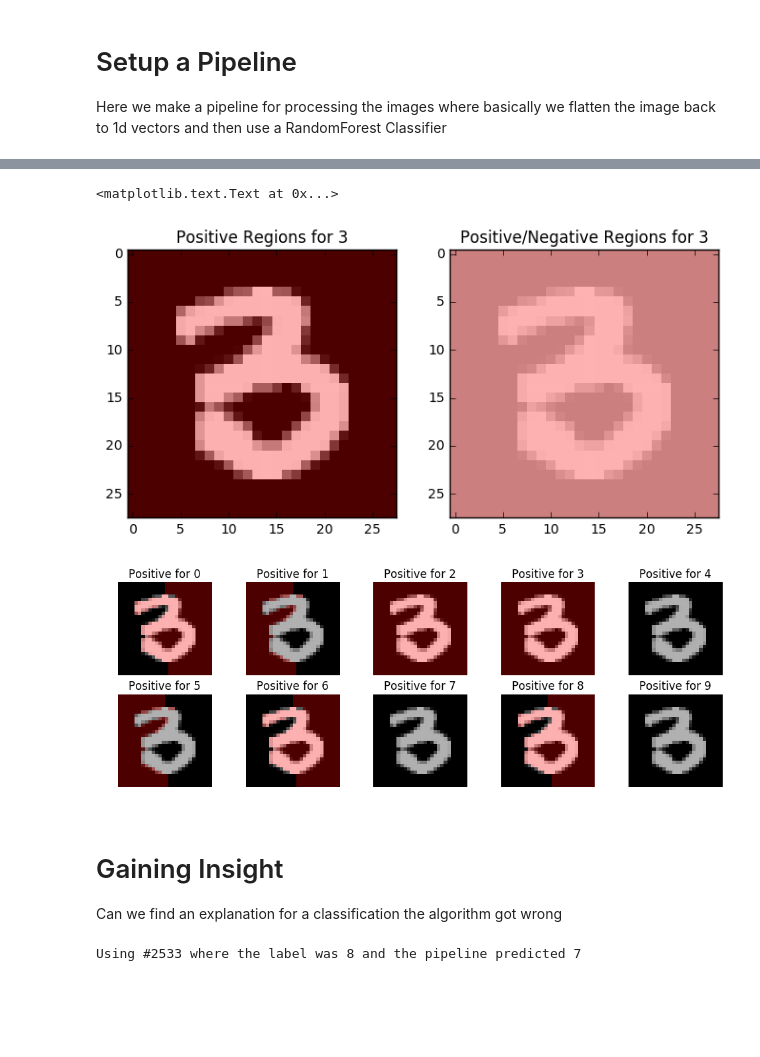
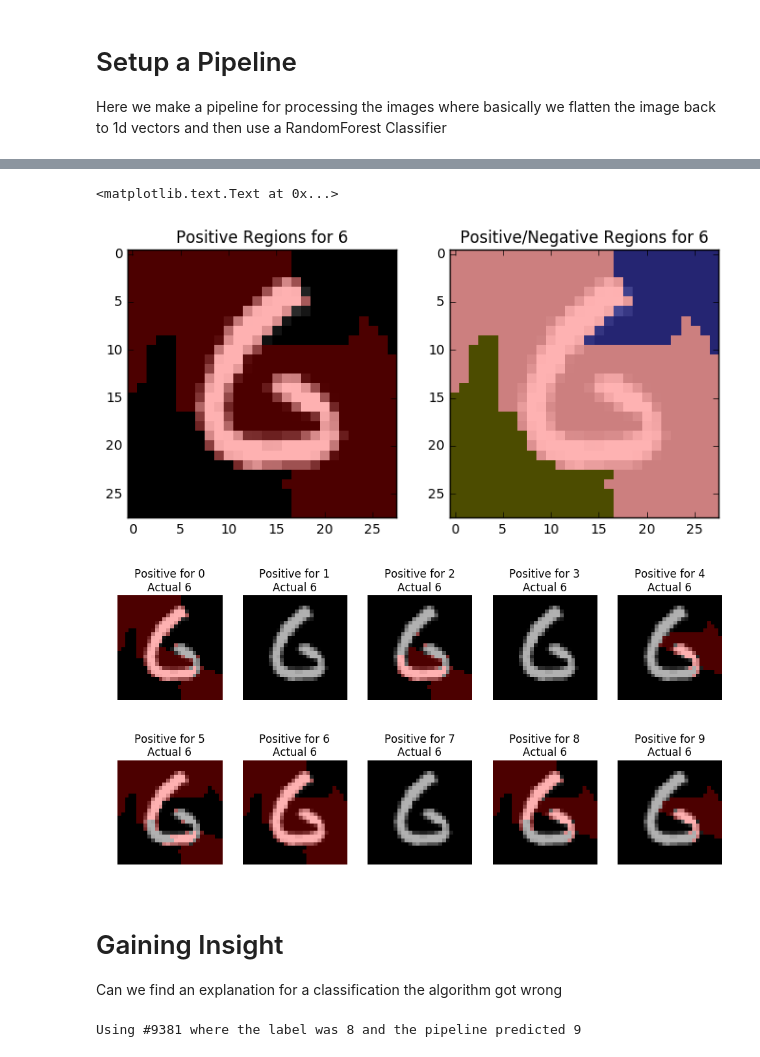
Before and after one commit to ziyefang/lime_1, a Jupyter notebook: doc/notebooks/Tutorial - MNIST and RF.ipynb, the cells around one changed output, grey strips where cells are left out. Drawn from its saved outputs; the diff is of its cells as text; code cells hidden in the pictures; blank space fills up the shorter version.

Commit message:
adding kernel_size parameter to the instance explanation, adding new notebooks showing classification accuracy

```diff
--- a/doc/notebooks/Tutorial - MNIST and RF.ipynb
+++ b/doc/notebooks/Tutorial - MNIST and RF.ipynb
@@ -25,6 +25,7 @@ Here we make a pipeline for processing the images where basically we flatten the
 # %%
 from sklearn.pipeline import Pipeline
 from sklearn.ensemble import RandomForestClassifier
+from sklearn.preprocessing import Normalizer
 
 class PipeStep(object):
     """
@@ -38,10 +39,14 @@ class PipeStep(object):
         return self._step_func(X)
 
 
+makegray_step = PipeStep(lambda img_list: [rgb2gray(img) for img in img_list])
 flatten_step = PipeStep(lambda img_list: [img.ravel() for img in img_list])
 
 simple_rf_pipeline = Pipeline([
+    ('Make Gray', makegray_step),
     ('Flatten Image', flatten_step),
+    #('Normalize', Normalizer()),
+    #('PCA', PCA(16)),
     ('RF', RandomForestClassifier())
                               ])
 # %%
@@ -74,5 +77,5 @@ explainer = lime_image.LimeImageExplainer(verbose = False)
 %%time
 explanation = explainer.explain_instance(X_test[0],
                                          classifier_fn = simple_rf_pipeline.predict_proba,
-                                         top_labels=10, hide_color=0, num_samples=10000)
+                                         top_labels=10, hide_color=0, num_samples=10000, qs_kernel_size = 1)
 # %% [output]
@@ -80,25 +83,25 @@ Wall time: 1.82 s
 # %%
-from skimage.color import label2rgb
-temp, mask = explanation.get_image_and_mask(y_test[0], positive_only=True, num_features=5, hide_rest=False)
+
+temp, mask = explanation.get_image_and_mask(y_test[0], positive_only=True, num_features=10, hide_rest=False, min_weight = 0.01)
 fig, (ax1, ax2) = plt.subplots(1,2, figsize = (8, 4))
 ax1.imshow(label2rgb(mask,temp, bg_label = 0), interpolation = 'nearest')
 ax1.set_title('Positive Regions for {}'.format(y_test[0]))
-temp, mask = explanation.get_image_and_mask(y_test[0], positive_only=False, num_features=10, hide_rest=False)
+temp, mask = explanation.get_image_and_mask(y_test[0], positive_only=False, num_features=10, hide_rest=False, min_weight = 0.01)
 ax2.imshow(label2rgb(3-mask,temp, bg_label = 0), interpolation = 'nearest')
 ax2.set_title('Positive/Negative Regions for {}'.format(y_test[0]))
 # %% [output]
 <matplotlib.text.Text at 0x...>
-[figure, old version]
+[figure, new version]
 # %%
 # now show them for each class
-fig, m_axs = plt.subplots(2,5, figsize = (12,4))
+fig, m_axs = plt.subplots(2,5, figsize = (12,6))
 for i, c_ax in enumerate(m_axs.flatten()):
-    temp, mask = explanation.get_image_and_mask(i, positive_only=True, num_features=5, hide_rest=False)
-    c_ax.imshow(label2rgb(mask,temp, bg_label = 0), interpolation = 'nearest')
-    c_ax.set_title('Positive for {}'.format(i))
+    temp, mask = explanation.get_image_and_mask(i, positive_only=True, num_features=1000, hide_rest=False, min_weight = 0.01 )
+    c_ax.imshow(label2rgb(mask,X_test[0], bg_label = 0), interpolation = 'nearest')
+    c_ax.set_title('Positive for {}\nActual {}'.format(i, y_test[0]))
     c_ax.axis('off')
 # %% [output]
-[figure, old version]
+[figure, new version]
 # %% [markdown]
 # Gaining Insight
 Can we find an explanation for a classification the algorithm got wrong
@@ -107,7 +110,7 @@ pipe_pred_test = simple_rf_pipeline.predict(X_test)
 wrong_idx = np.random.choice(np.where(pipe_pred_test!=y_test)[0])
 print('Using #{} where the label was {} and the pipeline predicted {}'.format(wrong_idx, y_test[wrong_idx], pipe_pred_test[wrong_idx]))
 # %% [output]
-Using #2533 where the label was 8 and the pipeline predicted 7
+Using #9381 where the label was 8 and the pipeline predicted 9
 # %%
 %%time
 explanation = explainer.explain_instance(X_test[wrong_idx],
```
Also changed, not shown: parts of 6 cells of this notebook, 2 other files.
